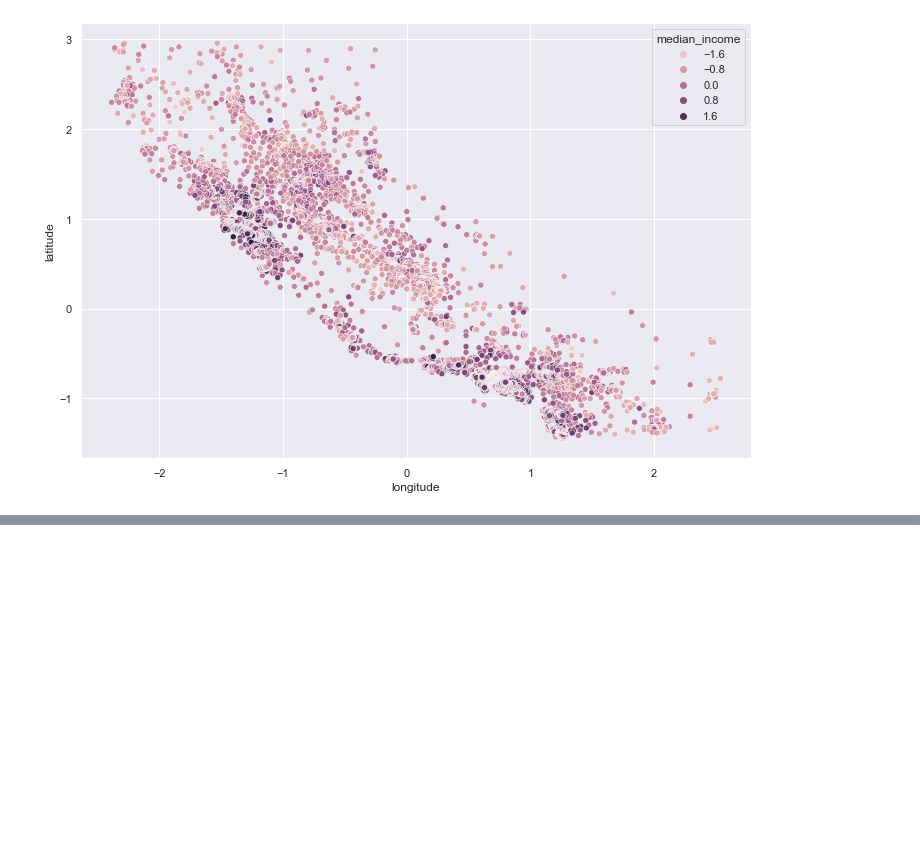
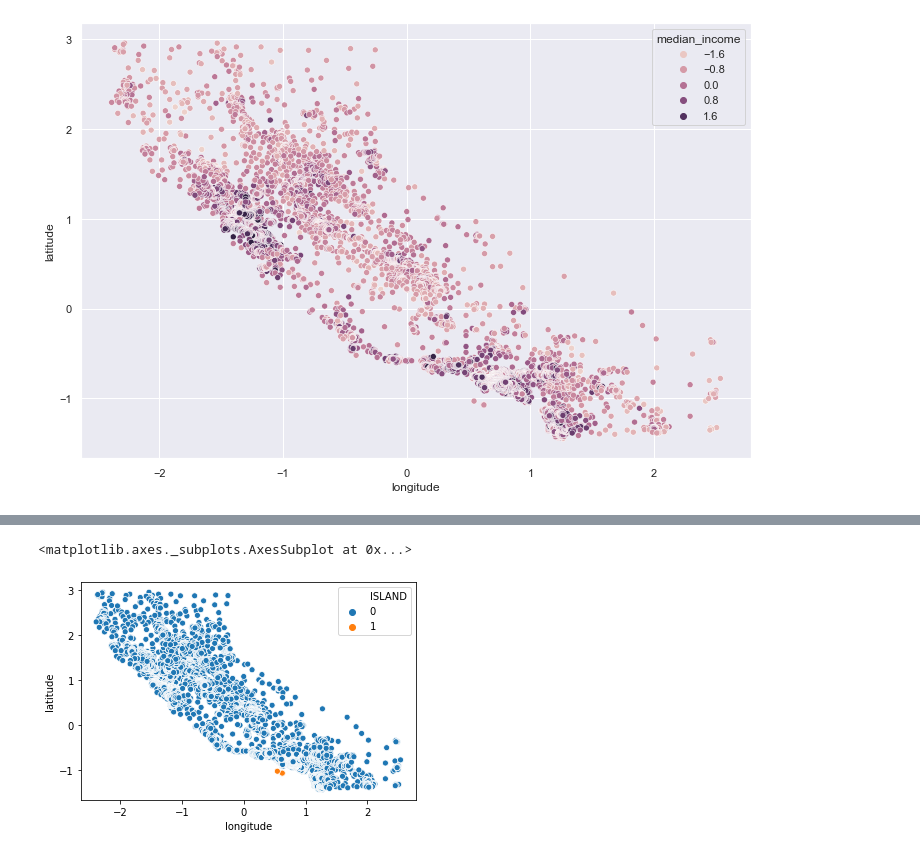
Before and after one commit to GeorgeMC2610/Pattern-Recognition, a Jupyter notebook: Pattern_Recognition.ipynb, the cells around one changed output, grey strips where cells are left out. Cells and saved outputs as stored; diff of their text form; code cells hidden in the pictures; blank space fills up the shorter version.

```diff
--- a/Pattern_Recognition.ipynb
+++ b/Pattern_Recognition.ipynb
@@ -224,0 +224,5 @@ sns.scatterplot(x=data['longitude'],y=data['latitude'],hue=data['median_income']
+# %%
+sns.scatterplot(x=data['longitude'],y=data['latitude'],hue=data['ISLAND'])
+# %% [output]
+<matplotlib.axes._subplots.AxesSubplot at 0x...>
+[figure, added]
```
Also changed, not shown: parts of 8 cells of this notebook, 1 other file.
